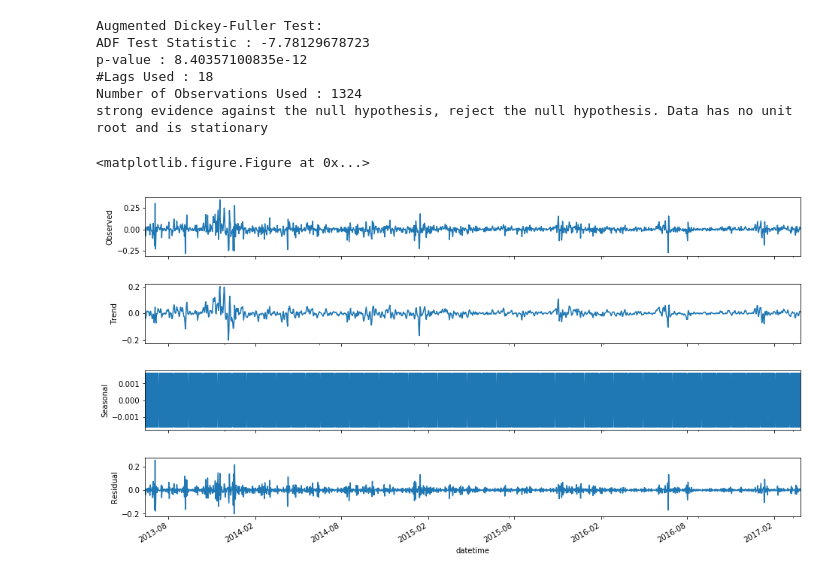
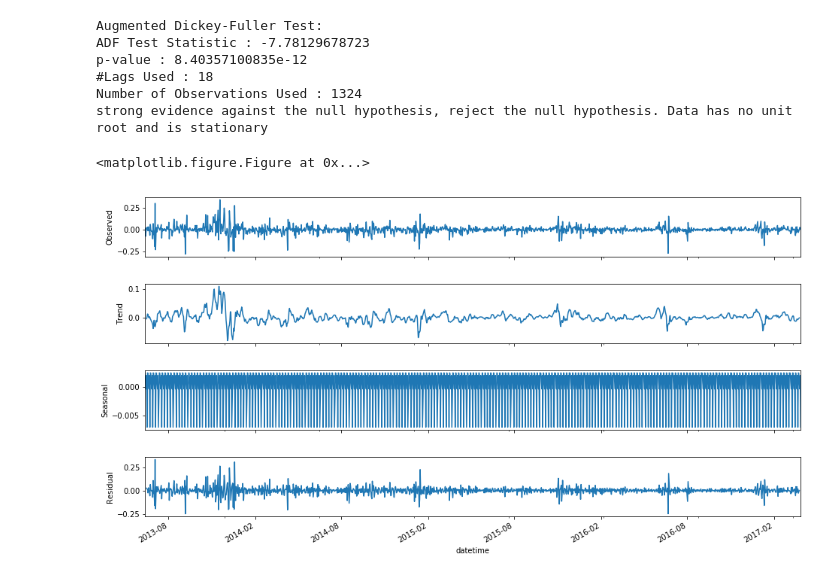
Before and after one commit to nrodri86/ForecastingTimeSeries, a Jupyter notebook: Data Preparation/Arima.ipynb, the cells around one changed output. Drawn from its saved outputs; the diff is of its cells as text; code cells hidden in the pictures.

```diff
--- a/Data Preparation/Arima.ipynb
+++ b/Data Preparation/Arima.ipynb
@@ -114,10 +106,10 @@ strong evidence against the null hypothesis, reject the null hypothesis. Data ha
 # %%
 
 from statsmodels.tsa.seasonal import seasonal_decompose
-decomposition = seasonal_decompose(dataset.X_train['log_return'], freq=2)
+decomposition = seasonal_decompose(dataset.X_train['log_return'], freq=6)
 fig = plt.figure()
 fig = decomposition.plot()
 fig.set_size_inches(15, 8)
 # %% [output]
 <matplotlib.figure.Figure at 0x...>
-[figure, old version]
+[figure, new version]
```
Also changed, not shown: parts of 14 cells of this notebook, 15 other files.
